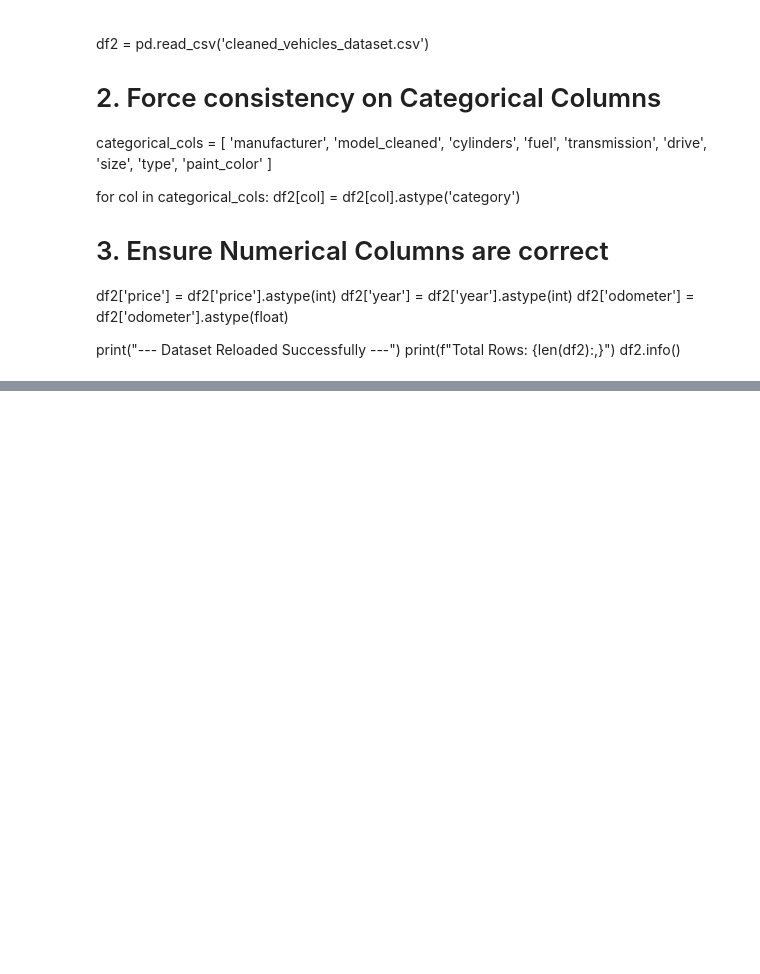
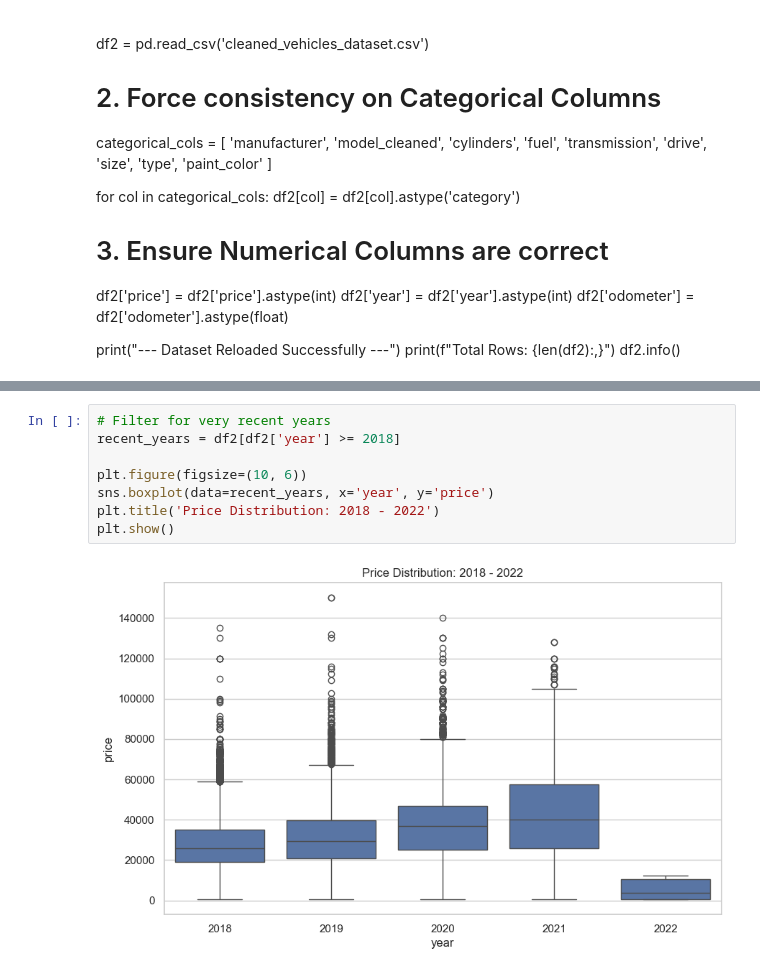
Before and after one commit to jayc888/Proyecto_nuevo_2026, a Jupyter notebook: src/explore.ipynb, the cells around one changed output, grey strips where cells are left out. Cells and saved outputs as stored; diff of their text form; blank space fills up the shorter version.

```diff
--- a/src/explore.ipynb
+++ b/src/explore.ipynb
@@ -1077,0 +1128,10 @@ df2.info()
+# %%
+# Filter for very recent years
+recent_years = df2[df2['year'] >= 2018]
+
+plt.figure(figsize=(10, 6))
+sns.boxplot(data=recent_years, x='year', y='price')
+plt.title('Price Distribution: 2018 - 2022')
+plt.show()
+# %% [output]
+[figure, added]
```
Also changed, not shown: parts of 6 cells of this notebook, 1 other file.
